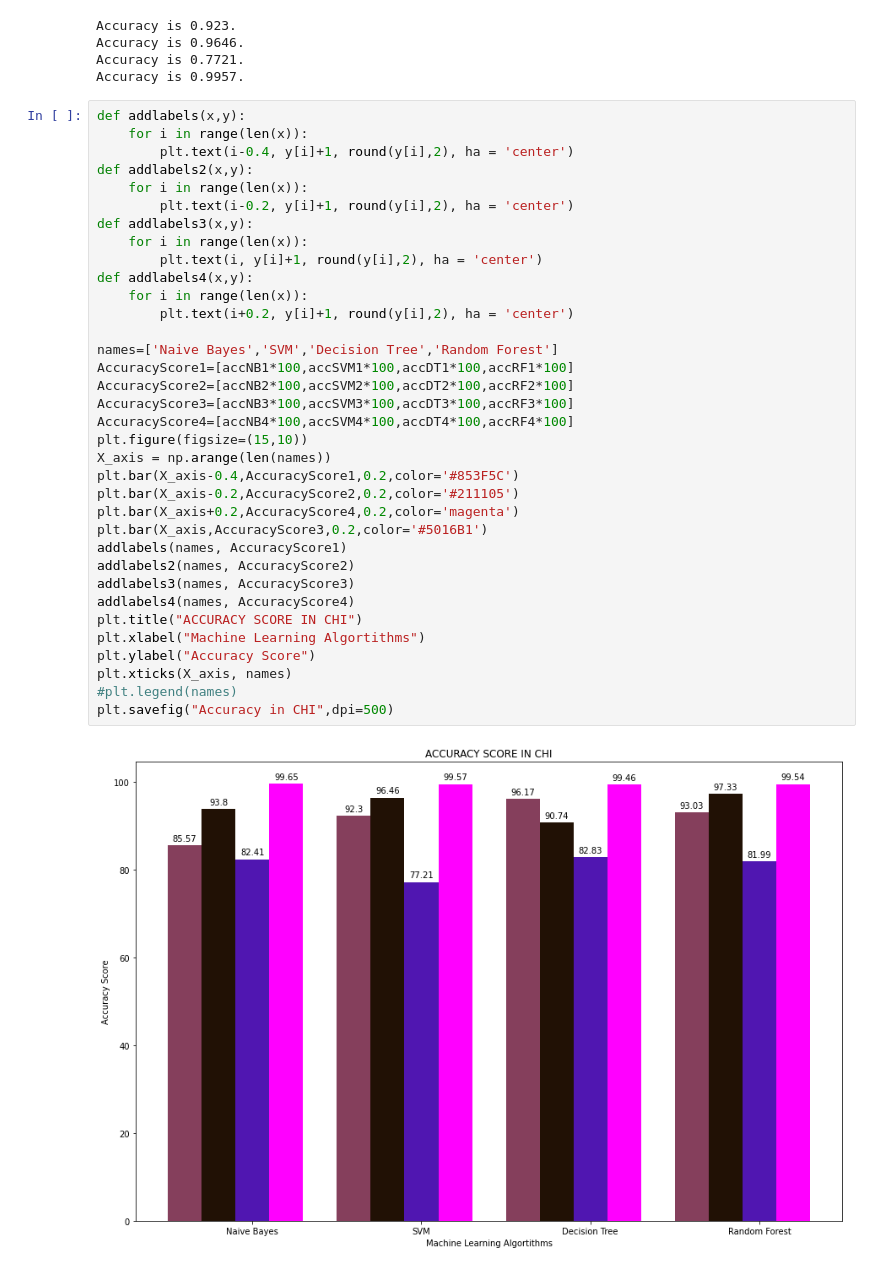
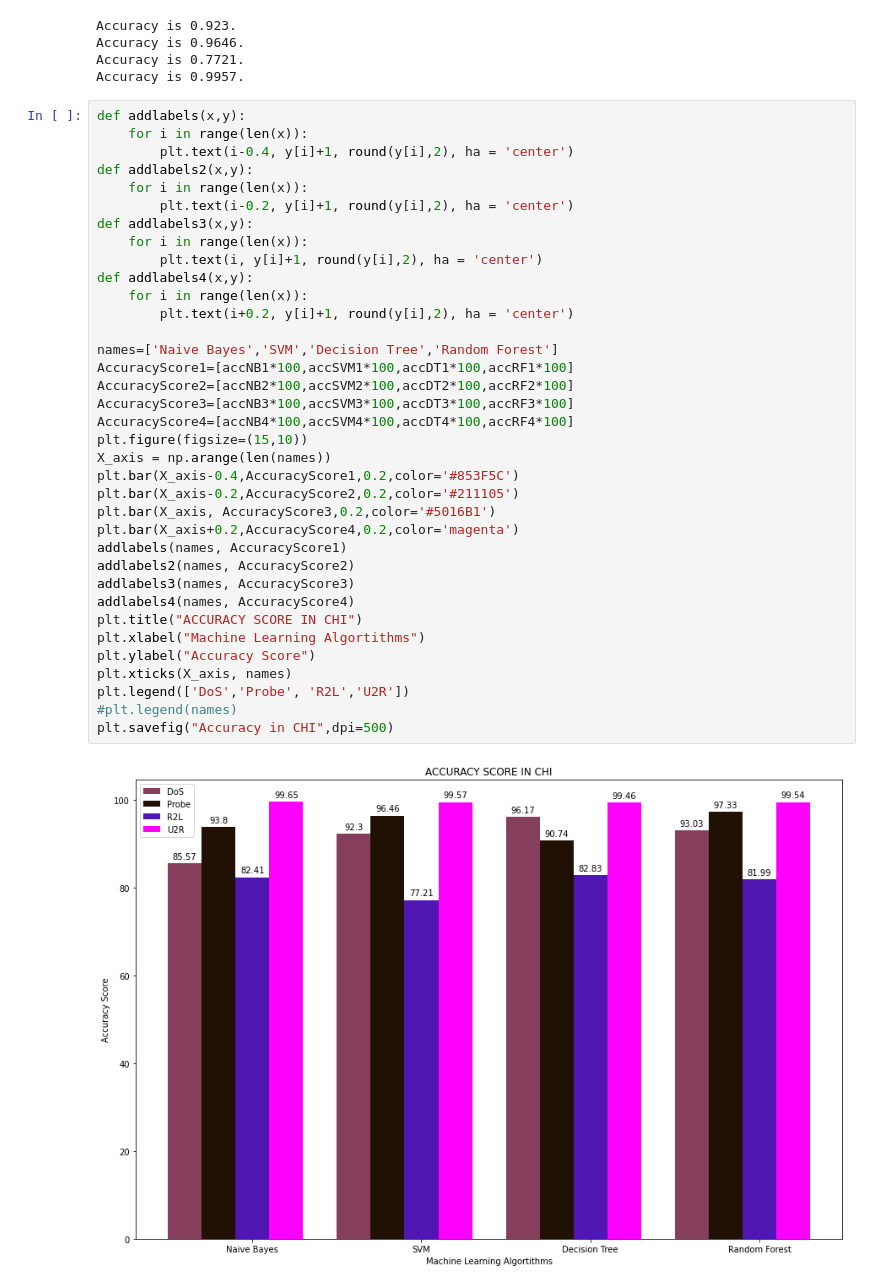
Before and after one commit to Bezes13/LSC, a Jupyter notebook: Projekt_NIDS/NIDS_Belzer_Wendt_main.ipynb, the cells around one changed output. Drawn from its saved outputs; the diff is of its cells as text.

```diff
--- a/Projekt_NIDS/NIDS_Belzer_Wendt_main.ipynb
+++ b/Projekt_NIDS/NIDS_Belzer_Wendt_main.ipynb
@@ -703,32 +703,33 @@ def addlabels2(x,y):
     for i in range(len(x)):
         plt.text(i-0.2, y[i]+1, round(y[i],2), ha = 'center')
 def addlabels3(x,y):
     for i in range(len(x)):
         plt.text(i, y[i]+1, round(y[i],2), ha = 'center')
 def addlabels4(x,y):
     for i in range(len(x)):
         plt.text(i+0.2, y[i]+1, round(y[i],2), ha = 'center')
 
 names=['Naive Bayes','SVM','Decision Tree','Random Forest']
 AccuracyScore1=[accNB1*100,accSVM1*100,accDT1*100,accRF1*100]
 AccuracyScore2=[accNB2*100,accSVM2*100,accDT2*100,accRF2*100]
 AccuracyScore3=[accNB3*100,accSVM3*100,accDT3*100,accRF3*100]
 AccuracyScore4=[accNB4*100,accSVM4*100,accDT4*100,accRF4*100]
 plt.figure(figsize=(15,10))
 X_axis = np.arange(len(names))
 plt.bar(X_axis-0.4,AccuracyScore1,0.2,color='#853F5C')
 plt.bar(X_axis-0.2,AccuracyScore2,0.2,color='#211105')
+plt.bar(X_axis, AccuracyScore3,0.2,color='#5016B1')
 plt.bar(X_axis+0.2,AccuracyScore4,0.2,color='magenta')
-plt.bar(X_axis,AccuracyScore3,0.2,color='#5016B1')
 addlabels(names, AccuracyScore1)
 addlabels2(names, AccuracyScore2)
 addlabels3(names, AccuracyScore3)
 addlabels4(names, AccuracyScore4)
 plt.title("ACCURACY SCORE IN CHI")
 plt.xlabel("Machine Learning Algortithms")
 plt.ylabel("Accuracy Score")
 plt.xticks(X_axis, names)
+plt.legend(['DoS','Probe', 'R2L','U2R'])
 #plt.legend(names)
 plt.savefig("Accuracy in CHI",dpi=500)
 # %% [output]
-[figure, old version]
+[figure, new version]
```
Also changed, not shown: parts of 10 cells of this notebook.
